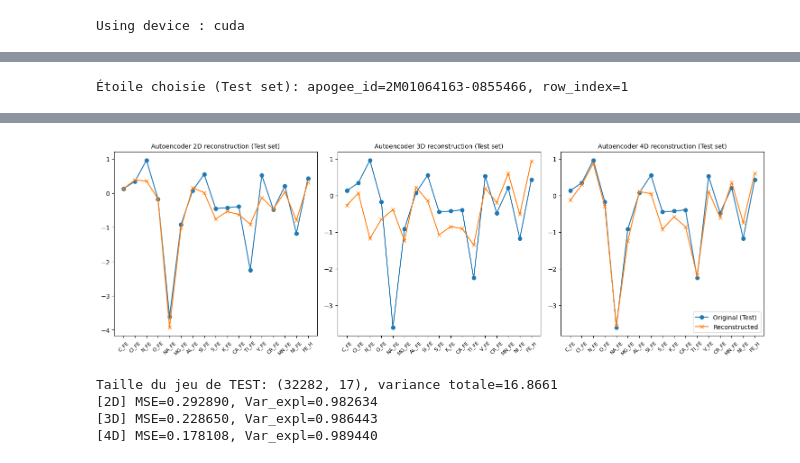
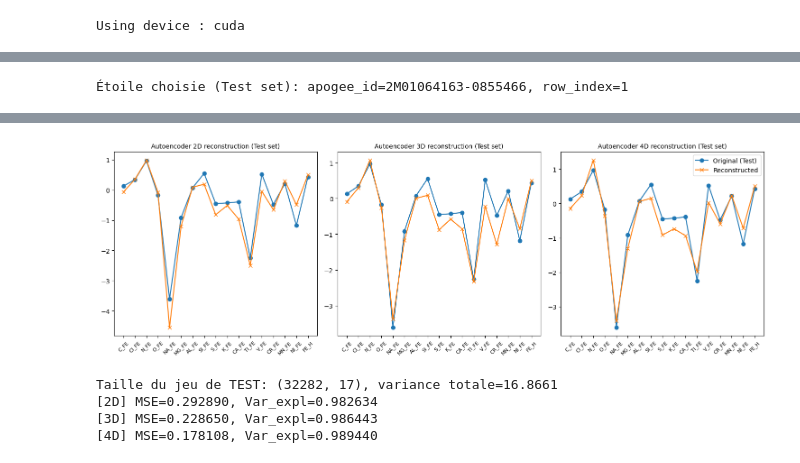
Before and after one commit to astrodeepnet/students-project-2024, a Jupyter notebook: notebooks/s2/dim_reduction/autoencoder.ipynb, the cells around one changed output, grey strips where cells are left out. Cells and saved outputs as stored; diff of their text form; code cells hidden in the pictures.

Commit message:
REFACTOR - modify data loader and vae tuning. Now run smooth on GPU

```diff
--- a/notebooks/s2/dim_reduction/autoencoder.ipynb
+++ b/notebooks/s2/dim_reduction/autoencoder.ipynb
@@ -59,8 +59,25 @@ train_dataset = AutoencoderDataset(train_tensor)
 val_dataset = AutoencoderDataset(val_tensor)
 
 # Créer les DataLoaders correspondants
-train_loader = DataLoader(train_dataset, batch_size=1024, shuffle=True)
-val_loader = DataLoader(val_dataset, batch_size=1024, shuffle=False)
+#train_loader = DataLoader(train_dataset, batch_size=1024, shuffle=True)
+#val_loader = DataLoader(val_dataset, batch_size=1024, shuffle=False)
+
+class DL():
+    def __init__(self, ds, batch_size):
+        self.ds = ds.cuda()
+        self.batch_size = batch_size
+
+    def __iter__(self):
+        def inner():
+            idx = torch.randperm(len(self.ds))
+            for i in range(len(self.ds)//self.batch_size):
+                b = self.ds[idx[i*self.batch_size:(i+1)*self.batch_size]]
+                yield b, b
+
+        return inner()
+
+train_loader = DL(train_tensor,  batch_size=1024)
+val_loader = DL(val_tensor, batch_size=1024)
 
 # Optionnel : créer un tenseur global si nécessaire pour les visualisations plus tard :
 full_data_tensor = torch.cat([train_tensor, val_tensor], dim=0)
@@ -126,8 +143,8 @@ weight_folder = "output_weight"
 os.makedirs(weight_folder, exist_ok=True)
 
 # Training hyperparameters
-num_epochs = 100
-patience = 5
+num_epochs = 1000
+patience = 1000
 criterion = nn.MSELoss()
 best_val_loss = float('inf')
 epochs_no_improve = 0
@@ -137,7 +154,10 @@ for latent_dim in [2, 3, 4]:
     print(f"\nTraining autoencoder with latent dimension: {latent_dim}")
 
     model = Autoencoder(input_dim=17, latent_dim=latent_dim).to(device)
+    model = torch.compile(model, mode="reduce-overhead")
+
     optimizer = optim.Adam(model.parameters(), lr=1e-3)
+
 
     best_val_loss = float('inf')
     epochs_no_improve = 0
@@ -147,27 +167,27 @@ for latent_dim in [2, 3, 4]:
         model.train()
         train_loss = 0.0
         for X_batch, Y_batch in train_loader:
-            X_batch = X_batch.to(device)
-            Y_batch = Y_batch.to(device)
+            X_batch = X_batch#.to(device)
+            Y_batch = Y_batch#.to(device)
             optimizer.zero_grad()
             outputs = model(X_batch)
             loss = criterion(outputs, Y_batch)
             loss.backward()
             optimizer.step()
             train_loss += loss.item() * X_batch.size(0)
-        train_loss /= len(train_loader.dataset)
+        train_loss /= len(full_data_tensor)
 
         # Validation loop
         model.eval()
         val_loss = 0.0
         with torch.no_grad():
             for X_batch, Y_batch in val_loader:
-                X_batch = X_batch.to(device)
-                Y_batch = Y_batch.to(device)
+                X_batch = X_batch#.to(device)
+                Y_batch = Y_batch#.to(device)
                 outputs = model(X_batch)
                 loss = criterion(outputs, Y_batch)
                 val_loss += loss.item() * X_batch.size(0)
-        val_loss /= len(val_loader.dataset)
+        val_loss /= len(full_data_tensor)
 
         print(f"Epoch [{epoch+1}/{num_epochs}]  Train Loss: {train_loss:.6f}  |  Val Loss: {val_loss:.6f}")
 
@@ -294,6 +315,7 @@ reconstructions = {}
 
 for d in latent_dims:
     model = Autoencoder(input_dim=17, latent_dim=d).to(device)
+    compiled_model = model.compile()
 
     model_path = os.path.join(weight_folder, f"best_autoencoder_{d}D.pth")
     if not os.path.isfile(model_path):
@@ -340,2 +363,2 @@ plt.show()
-[figure, old version]
+[figure, new version]
 # %%
```
Also changed, not shown: parts of 6 cells of this notebook, 1 other file.
